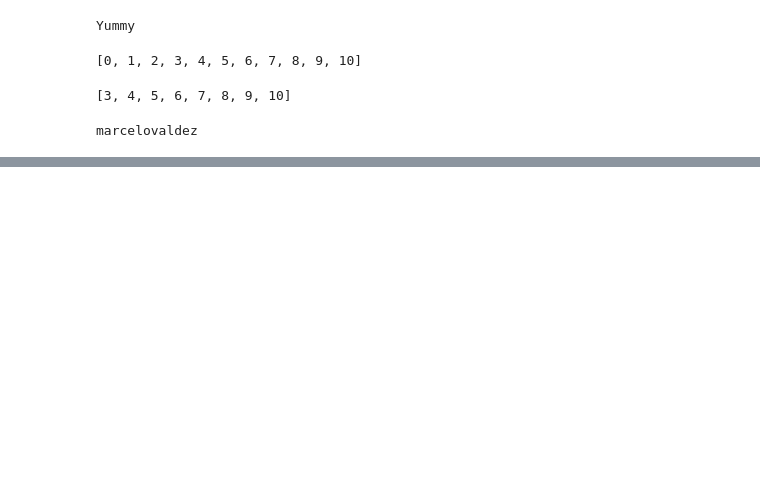
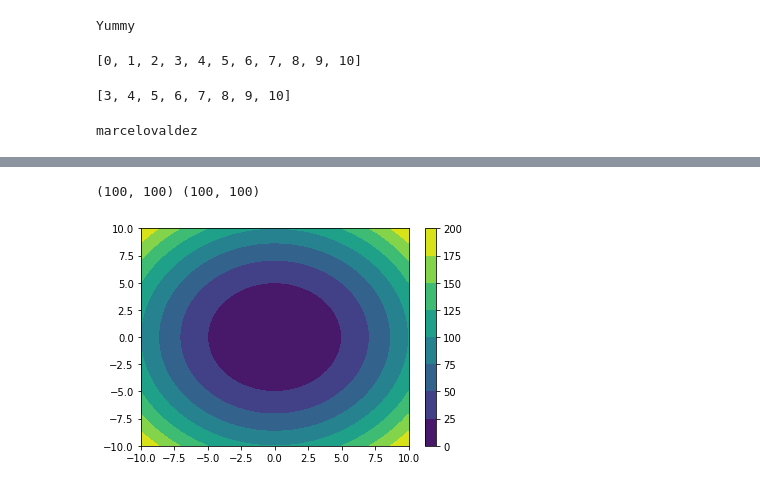
Before and after one commit to marzzelo/DeepUnderstandingOfDeepLearning, a Jupyter notebook: python.ipynb, the cells around one changed output, grey strips where cells are left out. Drawn from its saved outputs; the diff is of its cells as text; code cells hidden in the pictures; blank space fills up the shorter version.

```diff
--- a/python.ipynb
+++ b/python.ipynb
@@ -52,0 +94,21 @@ df
+# %%
+x = np.linspace(-10, 10, 100)
+y = np.linspace(-10, 10, 100)
+
+X, Y = np.meshgrid(x, y)
+print (X.shape, Y.shape)
+
+Z = X**2 + Y**2
+
+plt.contourf(X, Y, Z)
+plt.colorbar()
+# # set X range to X.min() to X.max() and Y range to Y.min() to Y.max()
+# plt.axis([X.min(), X.max(), Y.min(), Y.max()])
+
+# color map options: https://matplotlib.org/3.1.0/tutorials/colors/colormaps.html
+plt.set_cmap('viridis')
+
+plt.show()
+# %% [output]
+(100, 100) (100, 100)
+[figure, added]
```
Also changed, not shown: parts of 4 cells of this notebook, 4 other files.
